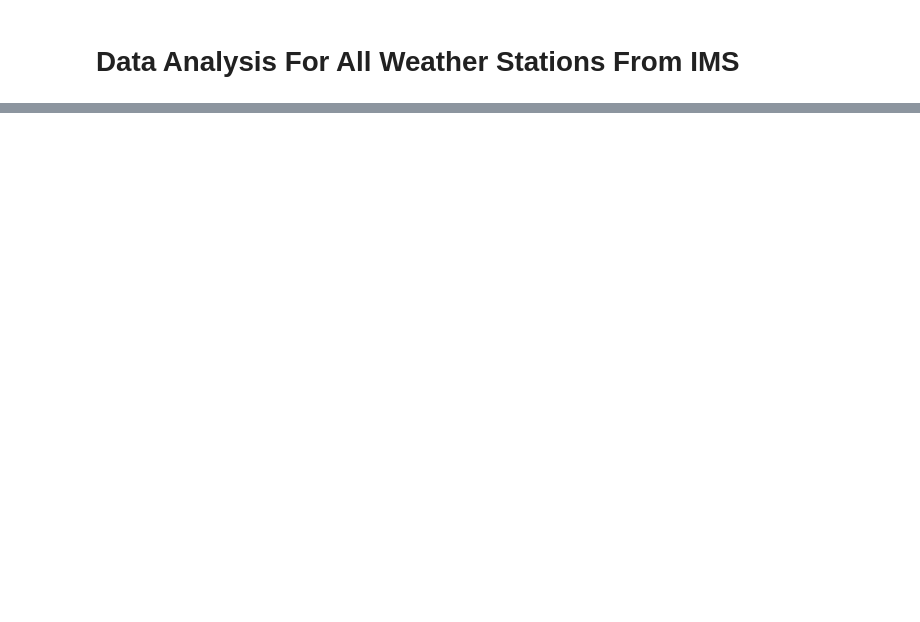
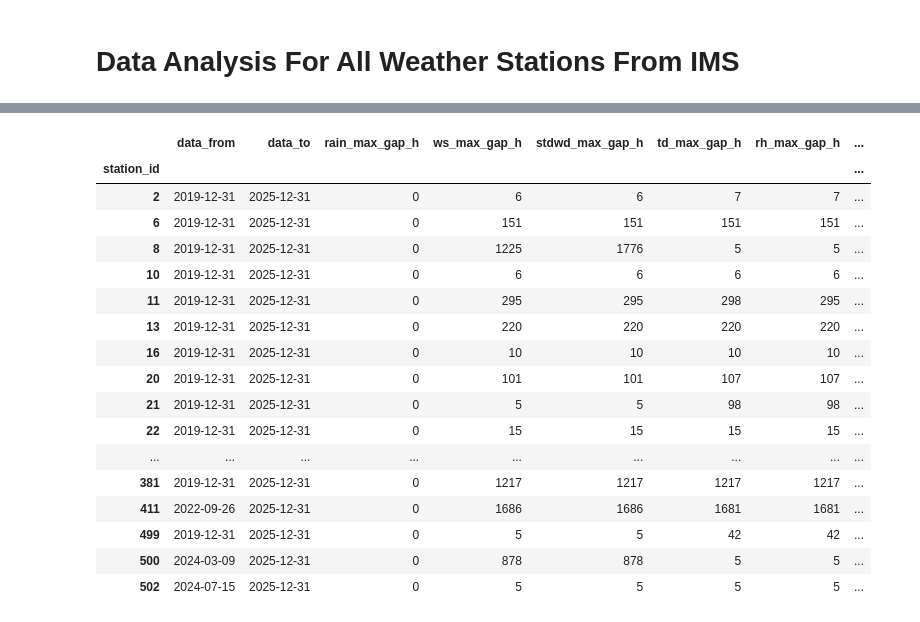
Before and after one commit to jadosh123/SparseData-AI-Precipitation-Forecasting, a Jupyter notebook: src/weather_engine/data_inspection.ipynb, the cells around one changed output, grey strips where cells are left out. Cells and saved outputs as stored; diff of their text form; code cells hidden in the pictures; blank space fills up the shorter version.

```diff
--- a/src/weather_engine/data_inspection.ipynb
+++ b/src/weather_engine/data_inspection.ipynb
@@ -190,0 +58,70 @@ m
+# %%
+import pandas as pd
+from weather_engine.database import engine
+
+FEATURES = pd.read_sql("SELECT * FROM clean_station_data LIMIT 0", engine).columns.tolist()
+FEATURES = [c for c in FEATURES if c not in ('timestamp', 'station_id')]
+
+station_ids = pd.read_sql("SELECT DISTINCT station_id FROM clean_station_data ORDER BY station_id", engine)['station_id'].tolist()
+
+records = []
+for sid in station_ids:
+    df = pd.read_sql(
+        "SELECT timestamp, " + ", ".join(FEATURES) + " FROM clean_station_data WHERE station_id = :sid ORDER BY timestamp",
+        engine, params={'sid': sid}
+    )
+    df['timestamp'] = pd.to_datetime(df['timestamp'])
+    df = df.set_index('timestamp').asfreq('1h')
+
+    row = {'station_id': sid}
+    row['data_from'] = df.index.min().strftime('%Y-%m-%d')
+    row['data_to'] = df.index.max().strftime('%Y-%m-%d')
+
+    best_gap_len = 0
+    best_gap_start = None
+    best_gap_end = None
+
+    for feat in FEATURES:
+        s = df[feat].isna()
+        max_gap = 0
+        if s.any():
+            groups = (s != s.shift()).cumsum()
+            for grp_id, grp in s.groupby(groups):
+                if grp.iloc[0] and len(grp) > max_gap:
+                    max_gap = len(grp)
+                    if max_gap > best_gap_len:
+                        best_gap_len = max_gap
+                        best_gap_start = grp.index[0]
+                        best_gap_end = grp.index[-1]
+        row[f'{feat}_max_gap_h'] = max_gap
+
+    row['worst_gap_start'] = best_gap_start.strftime('%Y-%m-%d') if best_gap_start else '-'
+    row['worst_gap_end'] = best_gap_end.strftime('%Y-%m-%d') if best_gap_end else '-'
+    records.append(row)
+
+gap_df = pd.DataFrame(records).set_index('station_id')
+
+meta_cols = ['data_from', 'data_to', 'worst_gap_start', 'worst_gap_end']
+gap_cols = [c for c in gap_df.columns if c not in meta_cols]
+
+with pd.option_context('display.max_rows', None, 'display.max_columns', None):
+    display(gap_df.style.background_gradient(cmap='RdYlGn_r', subset=gap_cols, vmin=0, vmax=gap_df[gap_cols].max().max()))
+# %% [output]
+|  | data_from | data_to | rain_max_gap_h | ws_max_gap_h | stdwd_max_gap_h | td_max_gap_h | rh_max_gap_h | ... |
+| station_id |  |  |  |  |  |  |  | ... |
+| 2 | 2019-12-31 | 2025-12-31 | 0 | 6 | 6 | 7 | 7 | ... |
+| 6 | 2019-12-31 | 2025-12-31 | 0 | 151 | 151 | 151 | 151 | ... |
+| 8 | 2019-12-31 | 2025-12-31 | 0 | 1225 | 1776 | 5 | 5 | ... |
+| 10 | 2019-12-31 | 2025-12-31 | 0 | 6 | 6 | 6 | 6 | ... |
+| 11 | 2019-12-31 | 2025-12-31 | 0 | 295 | 295 | 298 | 295 | ... |
+| 13 | 2019-12-31 | 2025-12-31 | 0 | 220 | 220 | 220 | 220 | ... |
+| 16 | 2019-12-31 | 2025-12-31 | 0 | 10 | 10 | 10 | 10 | ... |
+| 20 | 2019-12-31 | 2025-12-31 | 0 | 101 | 101 | 107 | 107 | ... |
+| 21 | 2019-12-31 | 2025-12-31 | 0 | 5 | 5 | 98 | 98 | ... |
+| 22 | 2019-12-31 | 2025-12-31 | 0 | 15 | 15 | 15 | 15 | ... |
+| ... | ... | ... | ... | ... | ... | ... | ... | ... |
+| 381 | 2019-12-31 | 2025-12-31 | 0 | 1217 | 1217 | 1217 | 1217 | ... |
+| 411 | 2022-09-26 | 2025-12-31 | 0 | 1686 | 1686 | 1681 | 1681 | ... |
+| 499 | 2019-12-31 | 2025-12-31 | 0 | 5 | 5 | 42 | 42 | ... |
+| 500 | 2024-03-09 | 2025-12-31 | 0 | 878 | 878 | 5 | 5 | ... |
+| 502 | 2024-07-15 | 2025-12-31 | 0 | 5 | 5 | 5 | 5 | ... |
```
Also changed, not shown: parts of 6 cells of this notebook, 4 other files.
